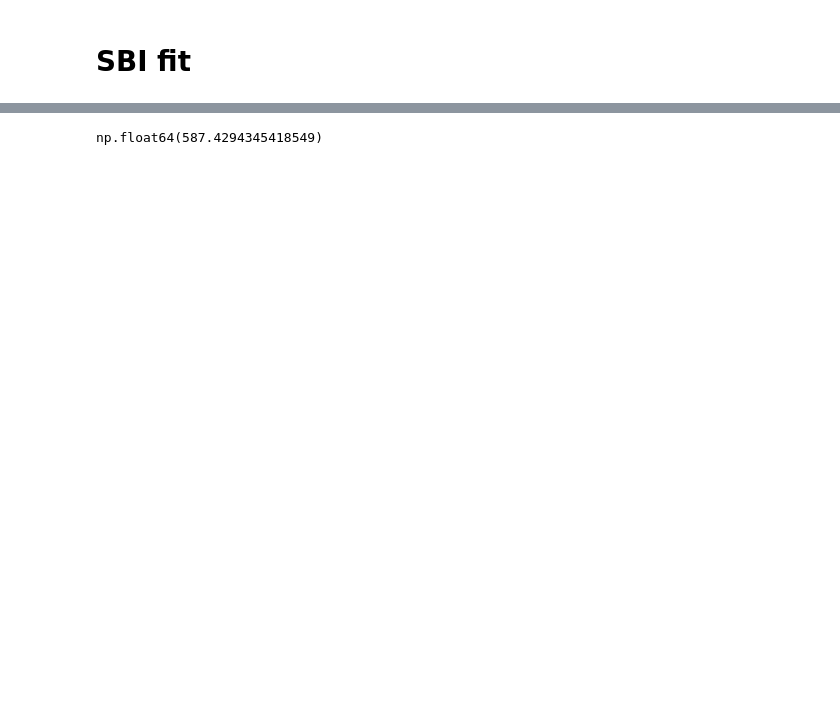
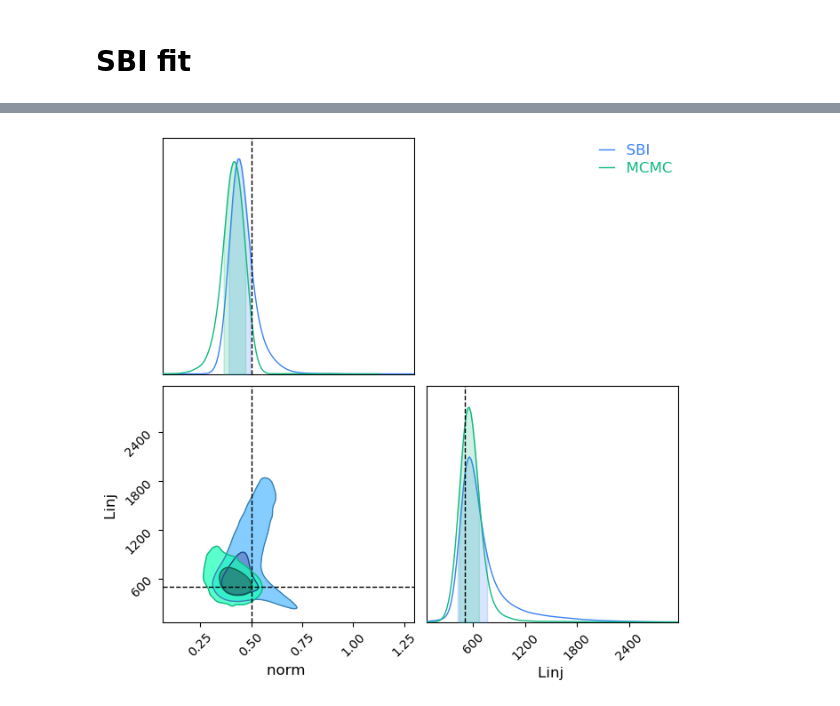
Before and after one commit to remi-adam/pitszi, a Jupyter notebook: notebook/pitszi_dev_sbi_implementation.ipynb, the cells around one changed output, grey strips where cells are left out. Cells and saved outputs as stored; diff of their text form; code cells hidden in the pictures; blank space fills up the shorter version.

```diff
--- a/notebook/pitszi_dev_sbi_implementation.ipynb
+++ b/notebook/pitszi_dev_sbi_implementation.ipynb
@@ -666,4 +479,14 @@ plt.plot([bf_mcmc[0][0]],[bf_mcmc[0][1]], marker='X', ms=10, color='blue')
-# %%
-bf_mcmc[0][1]
-# %% [output]
-np.float64(587.4294345418549)
+# %%
+samples_df_sbi  = pd.DataFrame.from_dict({par:np.asarray(samples_sbi[:, i]) for i, par in enumerate(['norm', 'Linj'])})
+samples_df_mcmc = pd.DataFrame.from_dict({par:np.asarray(mcmc_res[1].flatchain[:, i]) for i, par in enumerate(['norm', 'Linj'])})
+chain_sbi = Chain(samples=samples_df_sbi, name="SBI")
+chain_mcmc = Chain(samples=samples_df_mcmc, name="MCMC")
+
+cc = ChainConsumer()
+cc.add_chain(chain_sbi)
+cc.add_chain(chain_mcmc)
+truth = Truth(location={"norm": fluct_norm, "Linj": fluct_linj.to_value('kpc')})
+cc.add_truth(truth)
+cc.plotter.plot();
+# %% [output]
+[figure, added]
```
Also changed, not shown: parts of 12 cells of this notebook, 1 other file.
